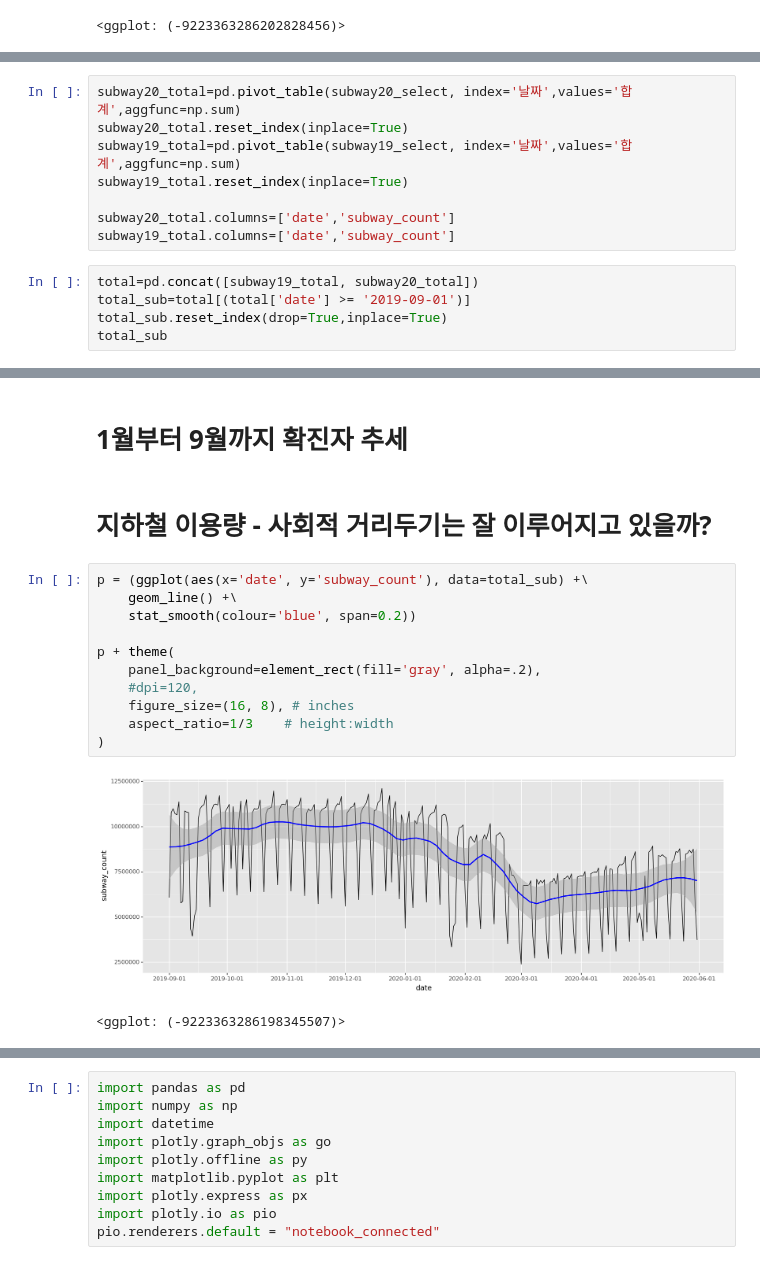
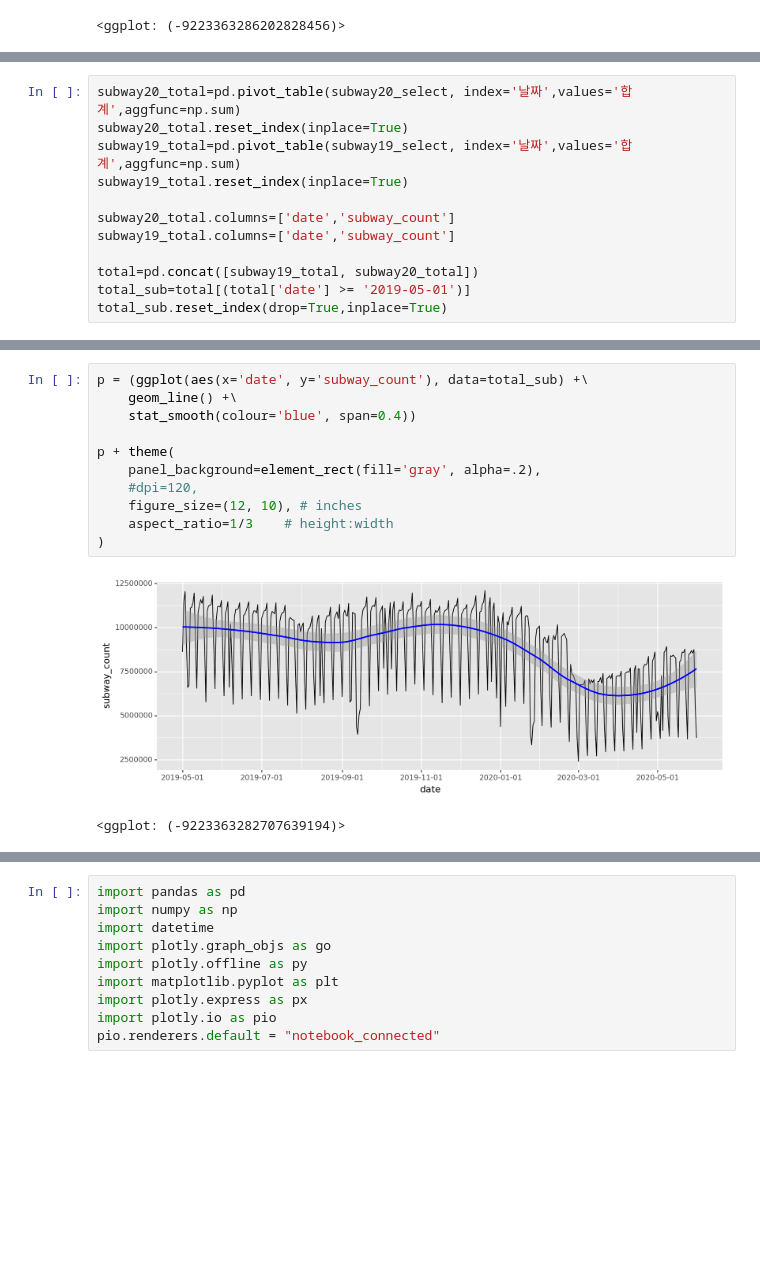
Before and after one commit to inuinseoul/2020teammate, a Jupyter notebook: covid_5ohyun.ipynb, the cells around one changed output, grey strips where cells are left out. Drawn from its saved outputs; the diff is of its cells as text; blank space fills up the shorter version.

```diff
--- a/covid_5ohyun.ipynb
+++ b/covid_5ohyun.ipynb
@@ -368,8 +346,7 @@ subway19_total.reset_index(inplace=True)
 
 subway20_total.columns=['date','subway_count']
 subway19_total.columns=['date','subway_count']
+
+total=pd.concat([subway19_total, subway20_total])
+total_sub=total[(total['date'] >= '2019-05-01')]
+total_sub.reset_index(drop=True,inplace=True)
-# %%
-total=pd.concat([subway19_total, subway20_total])
-total_sub=total[(total['date'] >= '2019-09-01')]
-total_sub.reset_index(drop=True,inplace=True)
-total_sub
@@ -390,18 +353,14 @@ total_sub
-# %% [markdown]
-# 1월부터 9월까지 확진자 추세
-# %% [markdown]
-# 지하철 이용량 - 사회적 거리두기는 잘 이루어지고 있을까?
 # %%
 p = (ggplot(aes(x='date', y='subway_count'), data=total_sub) +\
     geom_line() +\
-    stat_smooth(colour='blue', span=0.2))
+    stat_smooth(colour='blue', span=0.4))
 
 p + theme(
     panel_background=element_rect(fill='gray', alpha=.2),
     #dpi=120,
-    figure_size=(16, 8), # inches
+    figure_size=(12, 10), # inches
     aspect_ratio=1/3    # height:width
 )
 # %% [output]
-[figure, old version]
+[figure, new version]
-<ggplot: (-9223363286198345507)>
+<ggplot: (-9223363282707639194)>
```
Also changed, not shown: parts of 43 cells of this notebook.
